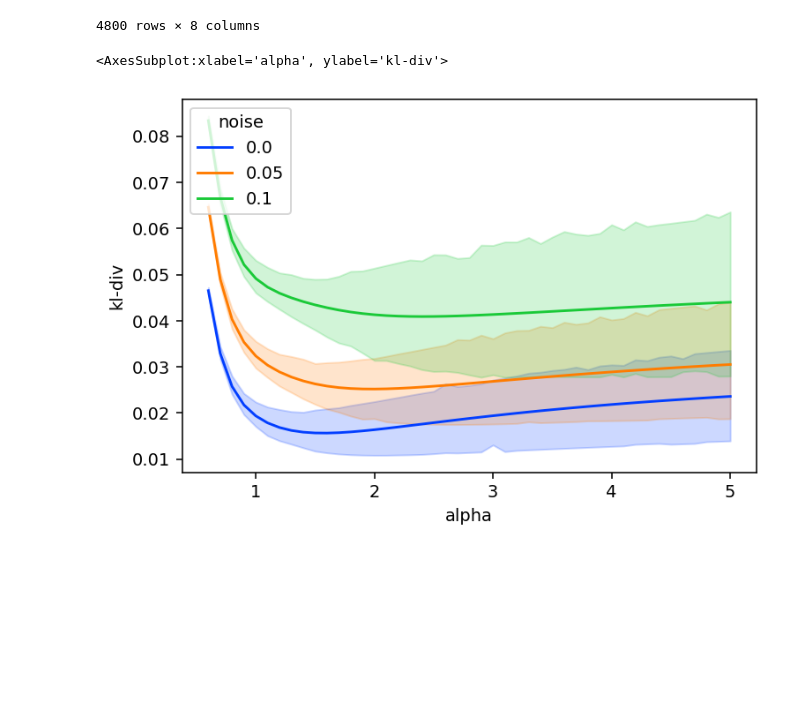
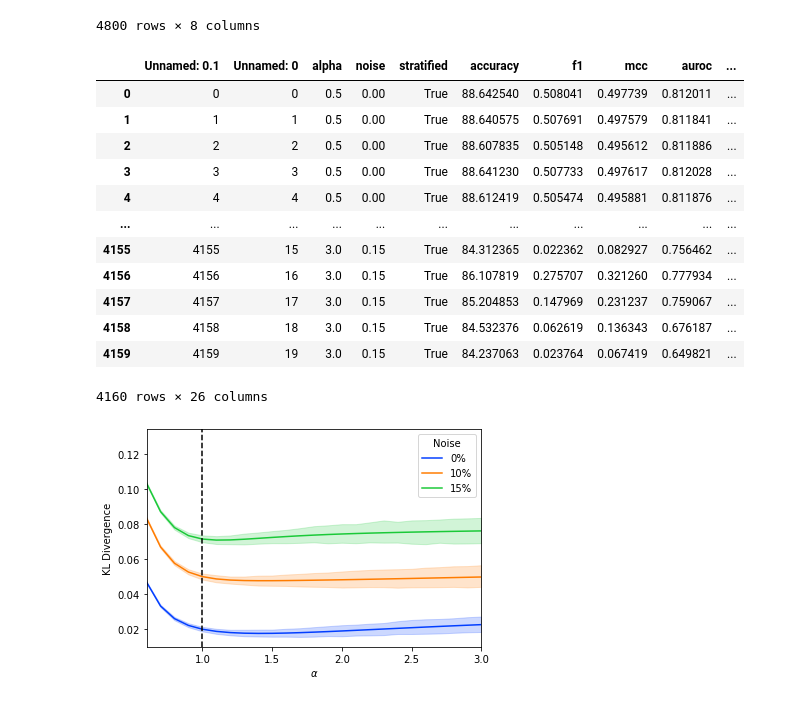
Before and after one commit to SankarLab/Alpha-Loss-GMM-Analysis, a Jupyter notebook: gmm_analysis.ipynb, the cells around one changed output. Drawn from its saved outputs; the diff is of its cells as text; code cells hidden in the pictures; blank space fills up the shorter version.

```diff
--- a/gmm_analysis.ipynb
+++ b/gmm_analysis.ipynb
@@ -5,10 +5,8 @@ import numpy as np
 import pandas as pd
 import matplotlib.pyplot as plt
 import seaborn as sns
-plt.rcParams['figure.dpi'] =140
+plt.rcParams['figure.dpi'] =1000
 plt.rcParams['text.usetex']=False
-plt.rcParams['axes.facecolor']='white'
-plt.rcParams['figure.facecolor']='white'
 # %% [markdown]
 ## Grab Data
 # %%
@@ -263,10 +260,29 @@ thetas
 | 4799 | 20.0 | 0.2 | 0.2 | -1.064838 | 1.038613 | 1.292917 | 0.519113 | 0.024291 |
 4800 rows × 8 columns
 # %%
-data = pd.read_csv('COVID-19 Logistic Model - added_fixed_coefs_lr.csv')
+data = pd.read_csv('COVID-19 Logistic Model - 20 Experiments Data.csv')
+data
+# %% [output]
+|  | Unnamed: 0.1 | Unnamed: 0 | alpha | noise | stratified | accuracy | f1 | mcc | auroc | ... |
+| 0 | 0 | 0 | 0.5 | 0.00 | True | 88.642540 | 0.508041 | 0.497739 | 0.812011 | ... |
+| 1 | 1 | 1 | 0.5 | 0.00 | True | 88.640575 | 0.507691 | 0.497579 | 0.811841 | ... |
+| 2 | 2 | 2 | 0.5 | 0.00 | True | 88.607835 | 0.505148 | 0.495612 | 0.811886 | ... |
+| 3 | 3 | 3 | 0.5 | 0.00 | True | 88.641230 | 0.507733 | 0.497617 | 0.812028 | ... |
+| 4 | 4 | 4 | 0.5 | 0.00 | True | 88.612419 | 0.505474 | 0.495881 | 0.811876 | ... |
+| ... | ... | ... | ... | ... | ... | ... | ... | ... | ... | ... |
+| 4155 | 4155 | 15 | 3.0 | 0.15 | True | 84.312365 | 0.022362 | 0.082927 | 0.756462 | ... |
+| 4156 | 4156 | 16 | 3.0 | 0.15 | True | 86.107819 | 0.275707 | 0.321260 | 0.777934 | ... |
+| 4157 | 4157 | 17 | 3.0 | 0.15 | True | 85.204853 | 0.147969 | 0.231237 | 0.759067 | ... |
+| 4158 | 4158 | 18 | 3.0 | 0.15 | True | 84.532376 | 0.062619 | 0.136343 | 0.676187 | ... |
+| 4159 | 4159 | 19 | 3.0 | 0.15 | True | 84.237063 | 0.023764 | 0.067419 | 0.649821 | ... |
+4160 rows × 26 columns
 # %%
-sns.lineplot(x='alpha', y='kl-div', hue='noise', data=data[(data.noise==0) | (data.noise==.1) | (data.noise == .05)], palette='bright')
+sns.lineplot(x='alpha', y='kl-div', hue='noise', data=data[(data.noise==0) |  (data.noise == .1) | (data.noise==0.15)], palette='bright', ci=95)
 plt.axvline(x=1.0, linestyle='dashed', color='black')
+plt.xlim(0.6,3)
+plt.ylabel('KL Divergence')
+plt.xlabel(r'$\alpha$')
+plt.legend(loc='upper right', title='Noise', labels=['0%', '_nolegend_','10%', '_nolegend_', '15%'])
+plt.savefig('KL_covid_ci.png', dpi=1000)
 # %% [output]
-<AxesSubplot:xlabel='alpha', ylabel='kl-div'>
-[figure, old version]
+[figure, new version]
```
Also changed, not shown: parts of 10 cells of this notebook, 4 other files.
